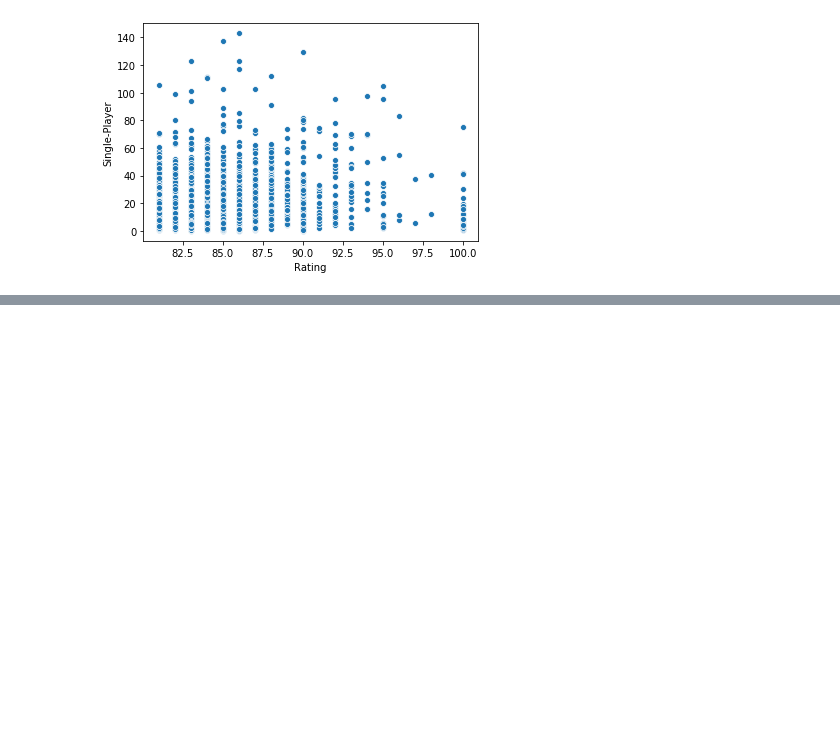
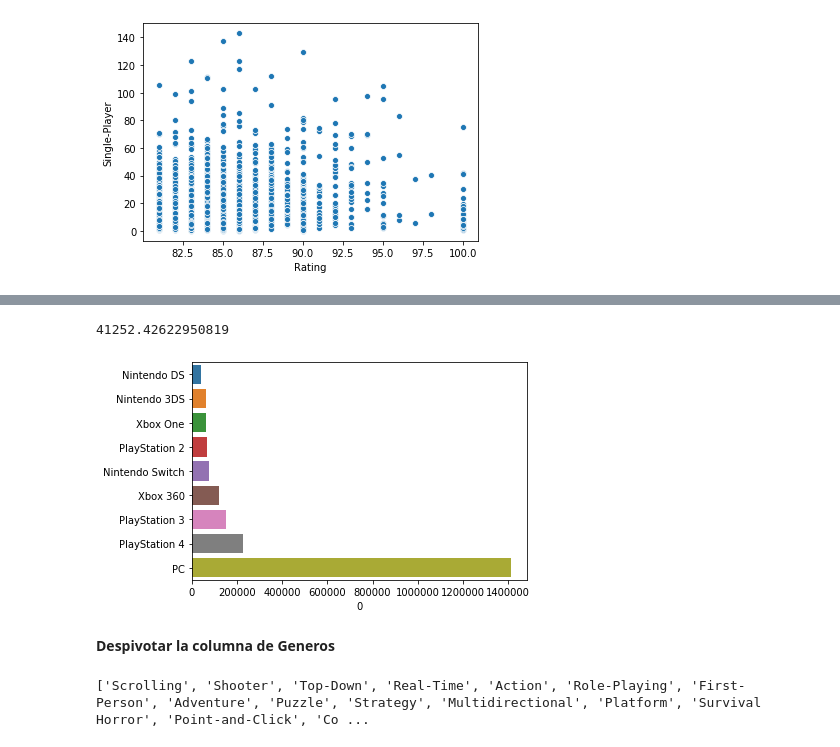
Before and after one commit to TFM-UAH-ammz/MainScrappingTool, a Jupyter notebook: src/dataAnalysis/analysis.ipynb, the cells around one changed output, grey strips where cells are left out. Saved outputs shown, nothing was run; the diff lists cells and outputs as text; code cells hidden in the pictures; blank space fills up the shorter version.

Commit message:
Columnas despivotadas

```diff
--- a/src/dataAnalysis/analysis.ipynb
+++ b/src/dataAnalysis/analysis.ipynb
@@ -260,0 +348,3 @@ sns.scatterplot(rating[(rating > 80) & (spMainStory < 150)], spMainStory[(rating
+# %%
+for game in games:
+    dataAux["N-" + game] = dataAux["N-" + game].fillna(0)
@@ -260,0 +360,52 @@ sns.scatterplot(rating[(rating > 80) & (spMainStory < 150)], spMainStory[(rating
+# %%
+gameNTotal = []
+for game in games:
+    gameNTotal.append(dataAux["N-" + game].sum())
+# %%
+np.mean(gameNTotal)
+# %% [output]
+41252.42622950819
+# %%
+topPlatforms = pd.DataFrame(gameNTotal, games)[0][pd.DataFrame(gameNTotal, games)[0] > np.mean(gameNTotal)]
+# %%
+topPlatforms = topPlatforms.sort_values()
+# %%
+sns.barplot(topPlatforms, topPlatforms.index);
+# %% [output]
+[figure, added]
+# %% [markdown]
+**Despivotar la columna de Generos**
+# %%
+genres = []
+
+#Se obtienen los elementos (keys) de los diccionarios de Single player
+for game in dataAux["Genres"]:
+    if not (type(game) is float):
+        if type(game) is list:
+            for element in game:
+                if element not in genres:
+                    genres.append(element)
+            else:
+                if element not in genres:
+                    genres.append(element)
+
+print(genres)
+def check (x, element):
+    if type(x) is float:
+        pass
+    else:
+        if type(x) is list:
+            if element in x:
+                return 1
+            else:
+                return 0
+        else:
+            if x == element:
+                return 1
+            else:
+                return 0
+#Para cada elemento se añade una columna nueva con SP al principio para idicar que es single player
+for element in genres:
+    dataAux[("G-" + element)] = dataAux["Genres"].apply(lambda x: check(x, element))
+# %% [output]
+['Scrolling', 'Shooter', 'Top-Down', 'Real-Time', 'Action', 'Role-Playing', 'First-Person', 'Adventure', 'Puzzle', 'Strategy', 'Multidirectional', 'Platform', 'Survival Horror', 'Point-and-Click', 'Co ...
```
Also changed, not shown: parts of 11 cells of this notebook.
